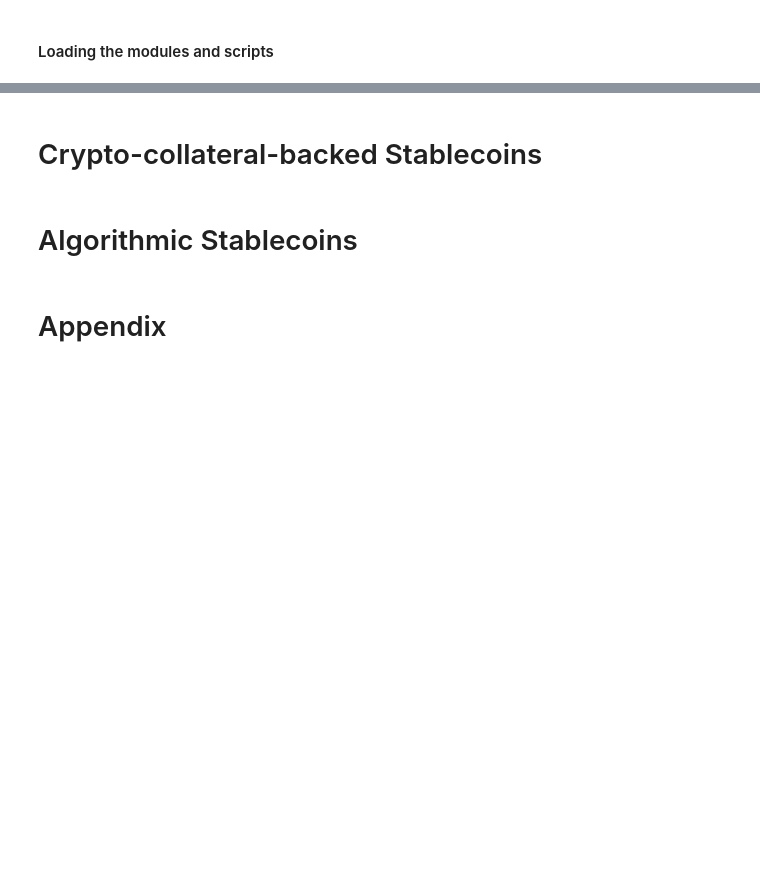
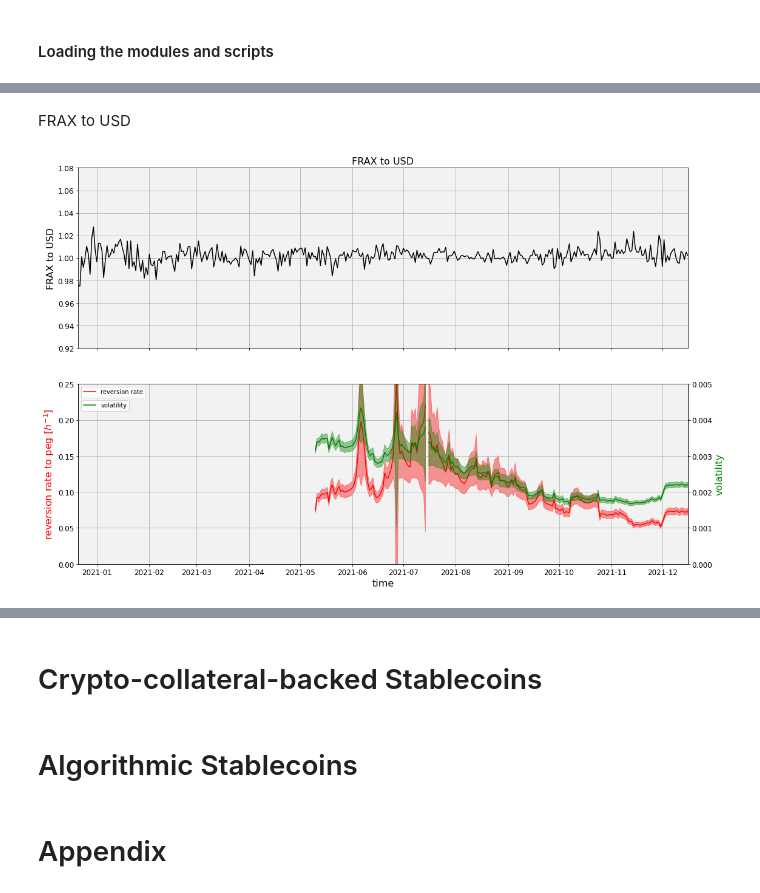
Before and after one commit to popcorndao/stablecoin-metrics, a Jupyter notebook: notebooks/Stablecoin_Risks.ipynb, the cells around one changed output, grey strips where cells are left out. Drawn from its saved outputs; the diff is of its cells as text; code cells hidden in the pictures; blank space fills up the shorter version.

```diff
--- a/notebooks/Stablecoin_Risks.ipynb
+++ b/notebooks/Stablecoin_Risks.ipynb
@@ -28,0 +88,7 @@ from acquisition import Acquisition as Akw
+# %% [markdown]
+FRAX to USD
+# %%
+fig, axes, secax = createBasicAnalysisPlot(df=fraxusd, title="FRAX to USD", price_dev=0.08)
+plt.show()
+# %% [output]
+[figure, added]
```
Also changed, not shown: parts of 17 cells of this notebook.
